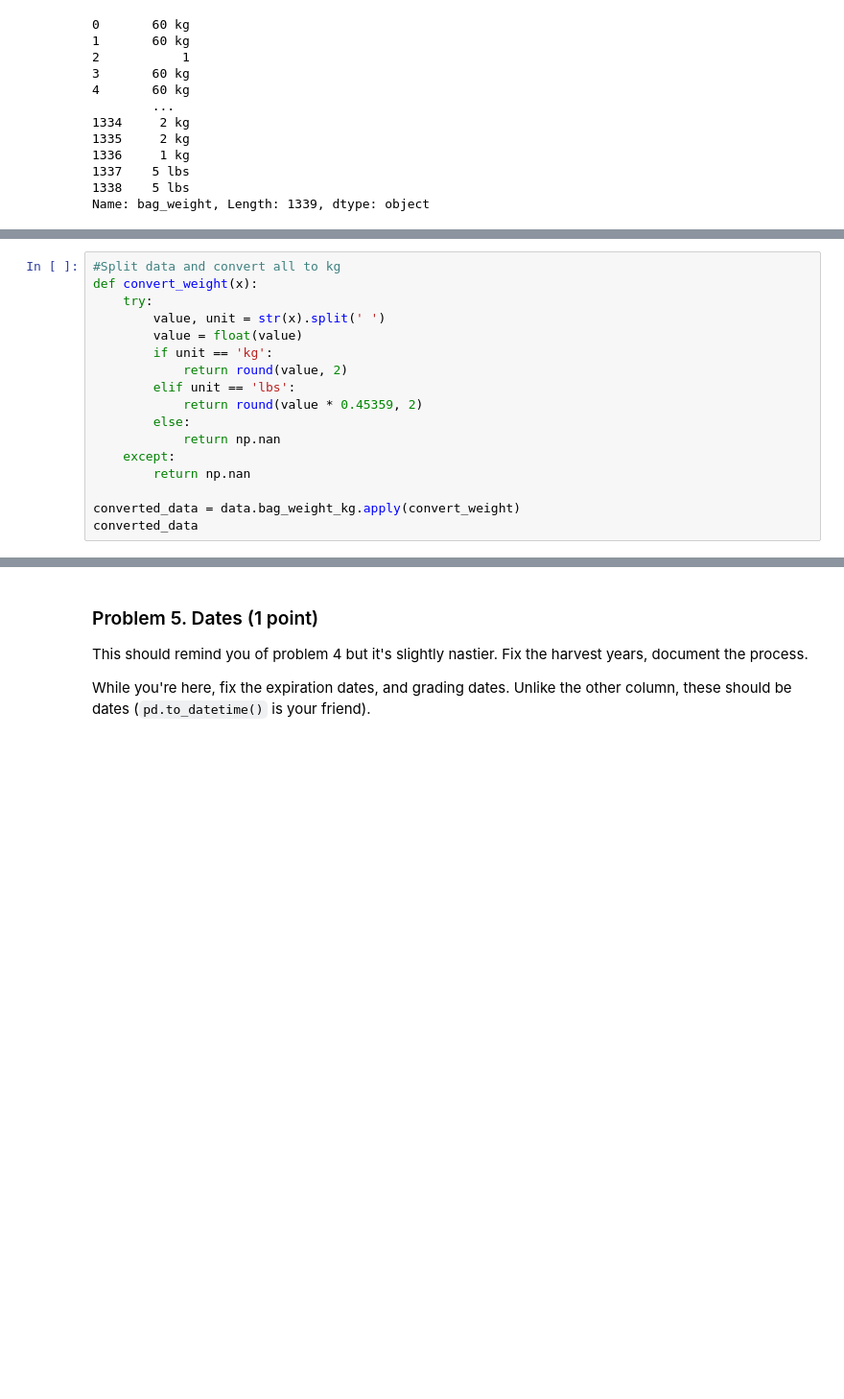
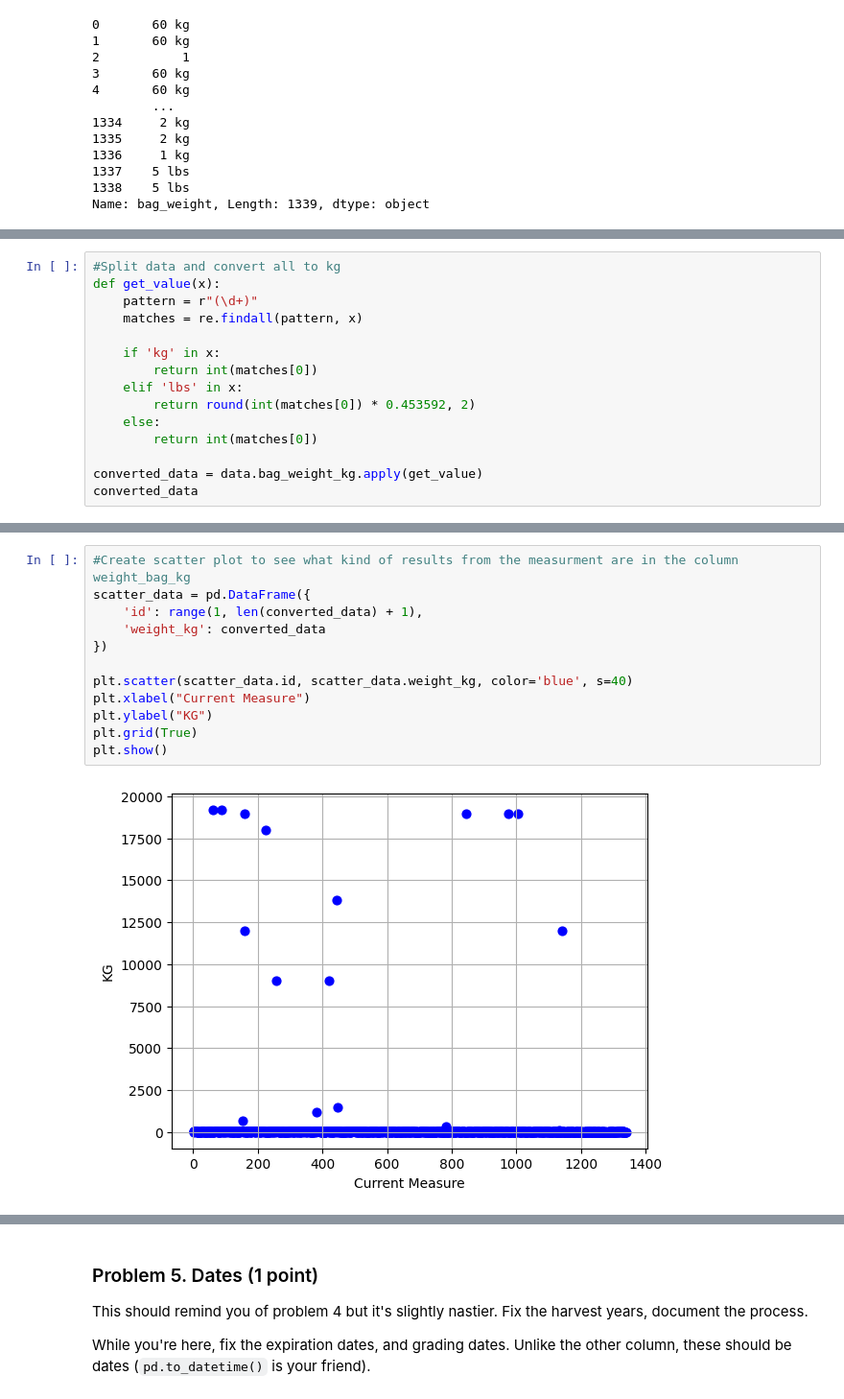
Before and after one commit to plamensve/Data_Science_Upskill_Softuni, a Jupyter notebook: 02_data_tidying_and_cleaning/Data Tidying and Cleaning Lab.ipynb, the cells around one changed output, grey strips where cells are left out. Shown at 96% size. Saved outputs shown, nothing was run; the diff lists cells and outputs as text; blank space fills up the shorter version.

Commit message:
Add solution - Problem 4 / Bag weight

```diff
--- a/02_data_tidying_and_cleaning/Data Tidying and Cleaning Lab.ipynb
+++ b/02_data_tidying_and_cleaning/Data Tidying and Cleaning Lab.ipynb
@@ -145,17 +175,15 @@ data.bag_weight_kg
 # %%
 #Split data and convert all to kg
-def convert_weight(x):
-    try:
-        value, unit = str(x).split(' ')
-        value = float(value)
-        if unit == 'kg':
-            return round(value, 2)
-        elif unit == 'lbs':
-            return round(value * 0.45359, 2)
-        else:
-            return np.nan
-    except:
-        return np.nan
+def get_value(x):
+    pattern = r"(\d+)"
+    matches = re.findall(pattern, x)
 
-converted_data = data.bag_weight_kg.apply(convert_weight)
+    if 'kg' in x:
+        return int(matches[0])
+    elif 'lbs' in x:
+        return round(int(matches[0]) * 0.453592, 2)
+    else:
+        return int(matches[0])
+
+converted_data = data.bag_weight_kg.apply(get_value)
 converted_data
@@ -161,0 +203,14 @@ converted_data
+# %%
+#Create scatter plot to see what kind of results from the measurment are in the column weight_bag_kg
+scatter_data = pd.DataFrame({
+    'id': range(1, len(converted_data) + 1),
+    'weight_kg': converted_data
+})
+
+plt.scatter(scatter_data.id, scatter_data.weight_kg, color='blue', s=40)
+plt.xlabel("Current Measure")
+plt.ylabel("KG")
+plt.grid(True)
+plt.show()
+# %% [output]
+[figure, added]
```
Also changed, not shown: parts of 17 cells of this notebook, 2 other files.
